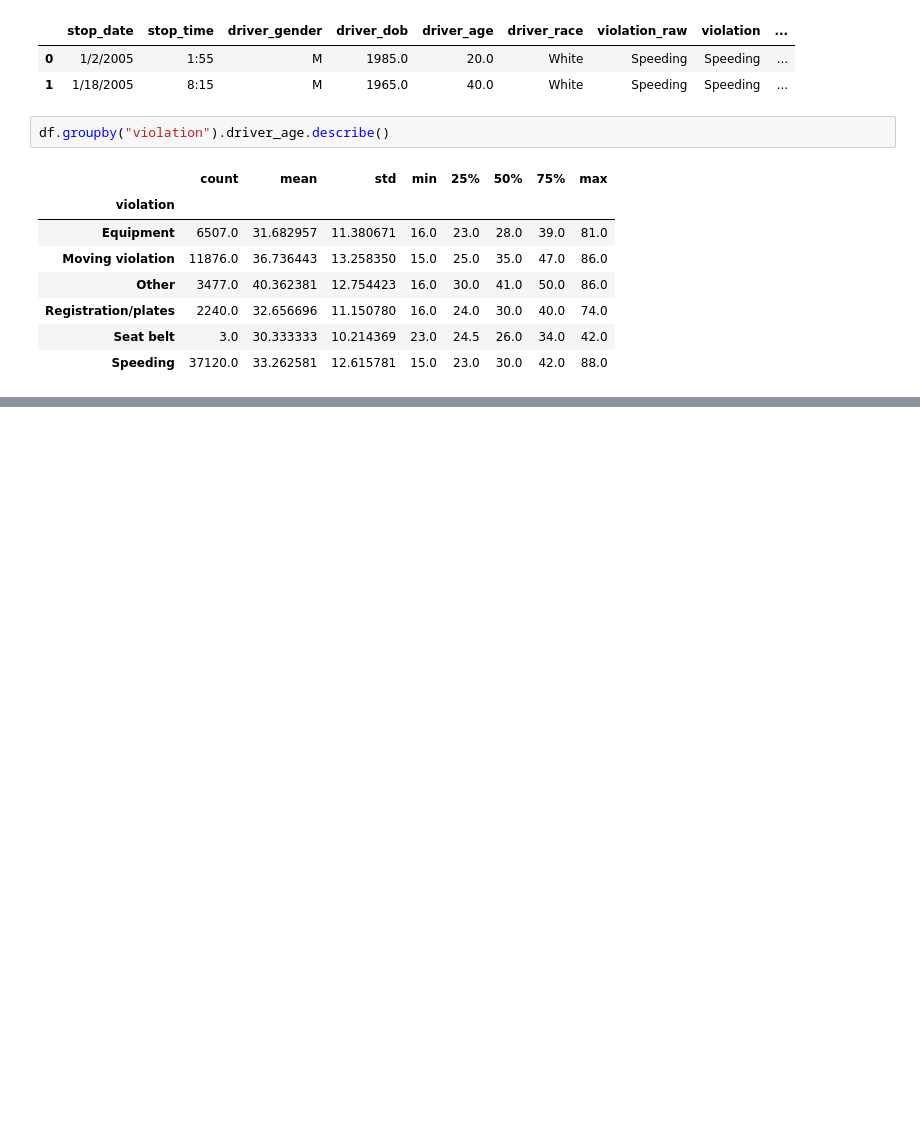
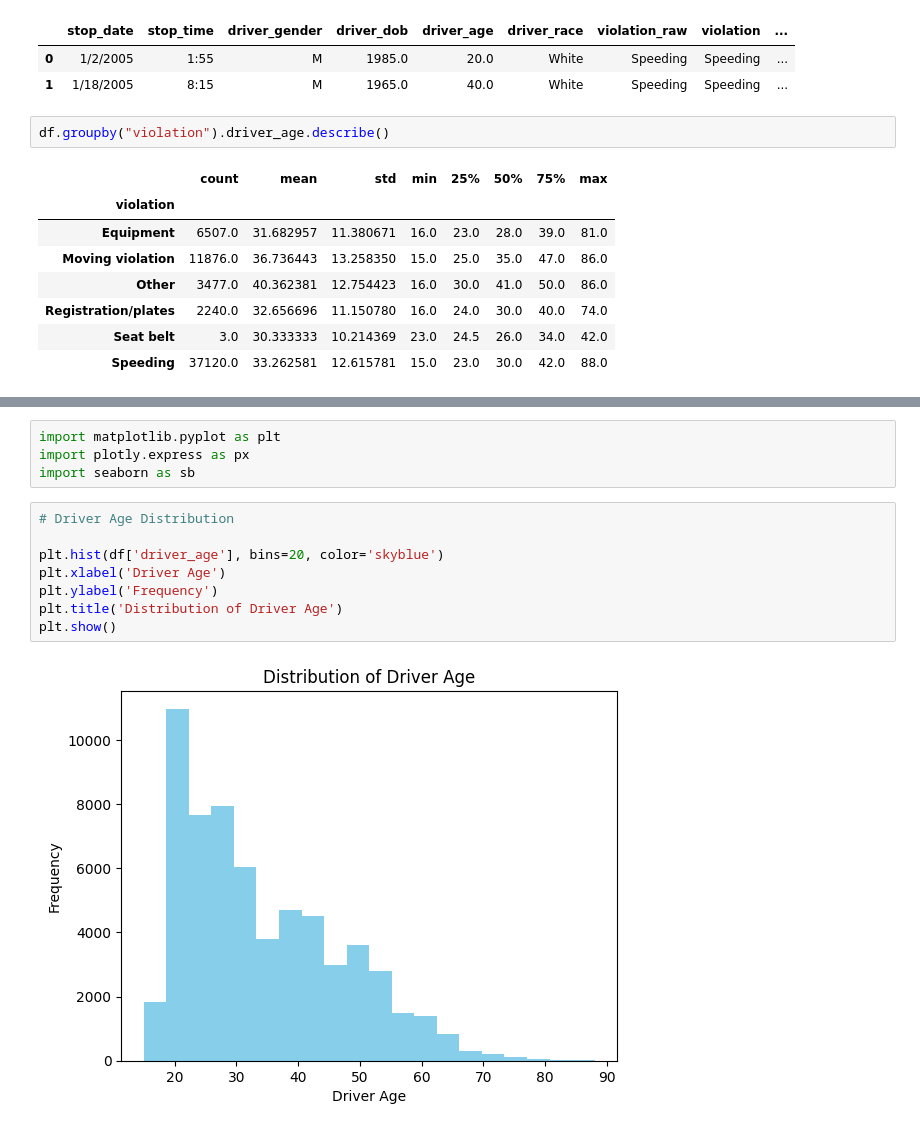
Before and after one commit to Tanay-Dwivedi/Police-Dataset-Data-Analysis, a Jupyter notebook: police_data_analysis.ipynb, the cells around one changed output, grey strips where cells are left out. Saved outputs shown, nothing was run; the diff lists cells and outputs as text; blank space fills up the shorter version.

```diff
--- a/police_data_analysis.ipynb
+++ b/police_data_analysis.ipynb
@@ -192,0 +200,14 @@ df.groupby("violation").driver_age.describe()
+# %%
+import matplotlib.pyplot as plt
+import plotly.express as px
+import seaborn as sb
+# %%
+# Driver Age Distribution
+
+plt.hist(df['driver_age'], bins=20, color='skyblue')
+plt.xlabel('Driver Age')
+plt.ylabel('Frequency')
+plt.title('Distribution of Driver Age')
+plt.show()
+# %% [output]
+[figure, added]
```
Also changed, not shown: parts of 3 cells of this notebook.
